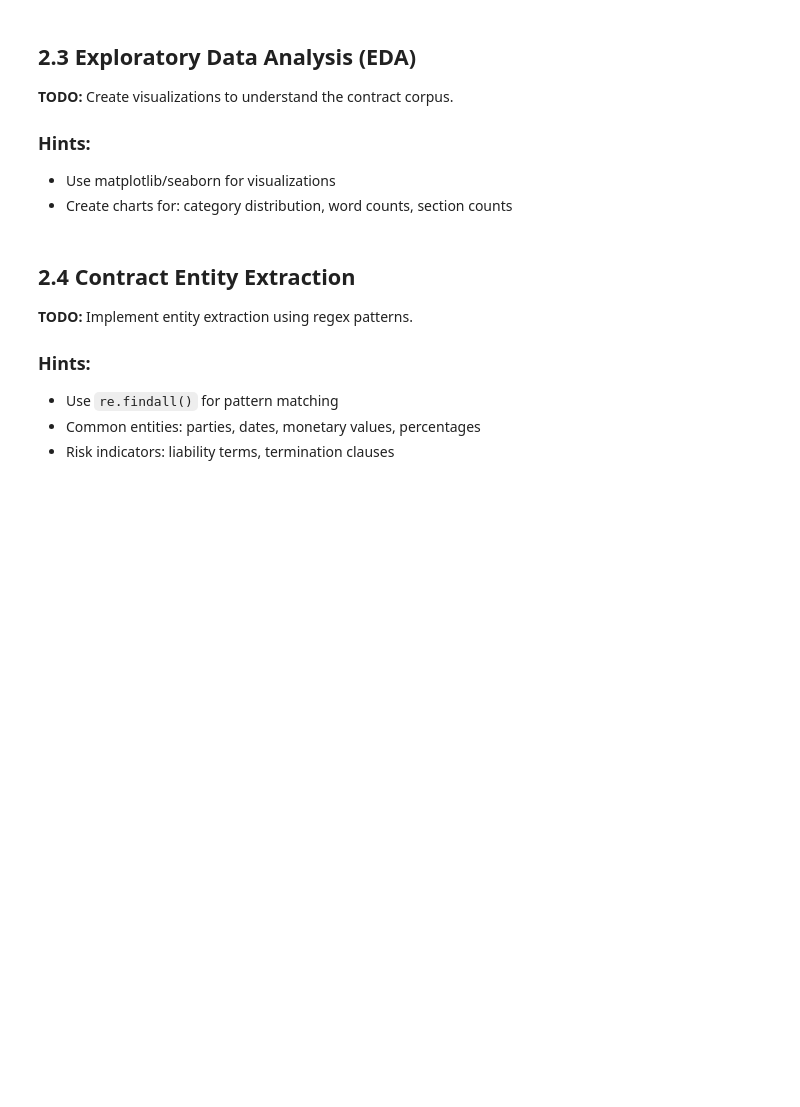
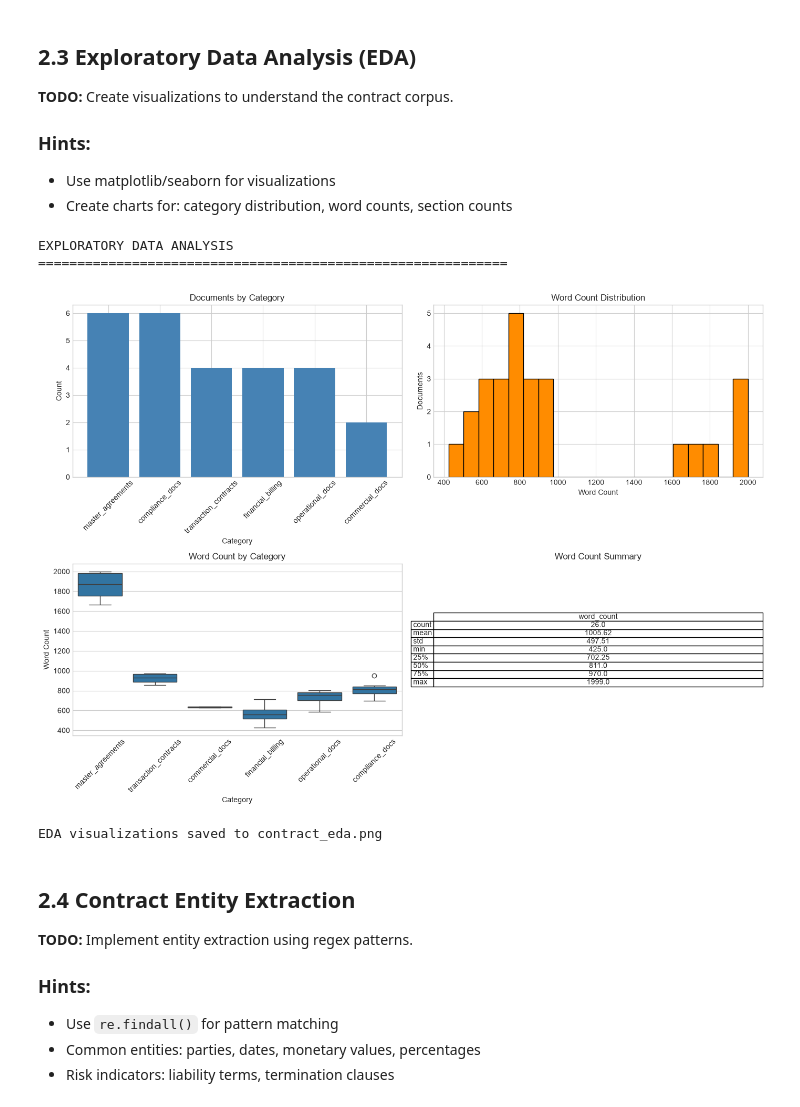
Before and after one commit to sheriff786/IK_PWC_COURSE_CAPSTONE_PROJECTS, a Jupyter notebook: PWC_CONTRACTIQ_PROJECT/Research/Week-3 Assignment.ipynb, the cells around one changed output. Drawn from its saved outputs; the diff is of its cells as text; code cells hidden in the pictures; blank space fills up the shorter version.

```diff
--- a/PWC_CONTRACTIQ_PROJECT/Research/Week-3 Assignment.ipynb
+++ b/PWC_CONTRACTIQ_PROJECT/Research/Week-3 Assignment.ipynb
@@ -1004,3 +867,57 @@ print("\nEDA visualizations saved to contract_eda.png")
+# %%
+import matplotlib.pyplot as plt
+import seaborn as sns
+
+plt.style.use("seaborn-v0_8-whitegrid")
+
+print("EXPLORATORY DATA ANALYSIS")
+print("=" * 60)
+
+df = pd.DataFrame(all_docs_flat)
+fig, axes = plt.subplots(2, 2, figsize=(14, 10))
+
+category_counts = df["category"].value_counts()
+axes[0, 0].bar(category_counts.index.astype(str), category_counts.values, color="steelblue")
+axes[0, 0].set_title("Documents by Category")
+axes[0, 0].set_xlabel("Category")
+axes[0, 0].set_ylabel("Count")
+axes[0, 0].tick_params(axis="x", rotation=45)
+
+axes[0, 1].hist(df["word_count"].fillna(0), bins=20, color="darkorange", edgecolor="black")
+axes[0, 1].set_title("Word Count Distribution")
+axes[0, 1].set_xlabel("Word Count")
+axes[0, 1].set_ylabel("Documents")
+
+if not df.empty:
+    sns.boxplot(data=df, x="category", y="word_count", ax=axes[1, 0])
+    axes[1, 0].set_title("Word Count by Category")
+    axes[1, 0].set_xlabel("Category")
+    axes[1, 0].set_ylabel("Word Count")
+    axes[1, 0].tick_params(axis="x", rotation=45)
+else:
+    axes[1, 0].text(0.5, 0.5, "No data", ha="center", va="center")
+    axes[1, 0].set_axis_off()
+
+summary = df[["word_count"]].describe().round(2)
+axes[1, 1].axis("off")
+axes[1, 1].table(
+    cellText=summary.values,
+    rowLabels=summary.index,
+    colLabels=summary.columns,
+    cellLoc="center",
+    loc="center"
+)
+axes[1, 1].set_title("Word Count Summary")
+
+plt.tight_layout()
+plt.savefig("contract_eda.png", dpi=150, bbox_inches="tight")
+plt.show()
+print("\nEDA visualizations saved to contract_eda.png")
+# %% [output]
+EXPLORATORY DATA ANALYSIS
+============================================================
+[figure, added]
+EDA visualizations saved to contract_eda.png
 # %% [markdown]
 ## 2.4 Contract Entity Extraction
 
```
Also changed, not shown: parts of 28 cells of this notebook, 7 other files.
